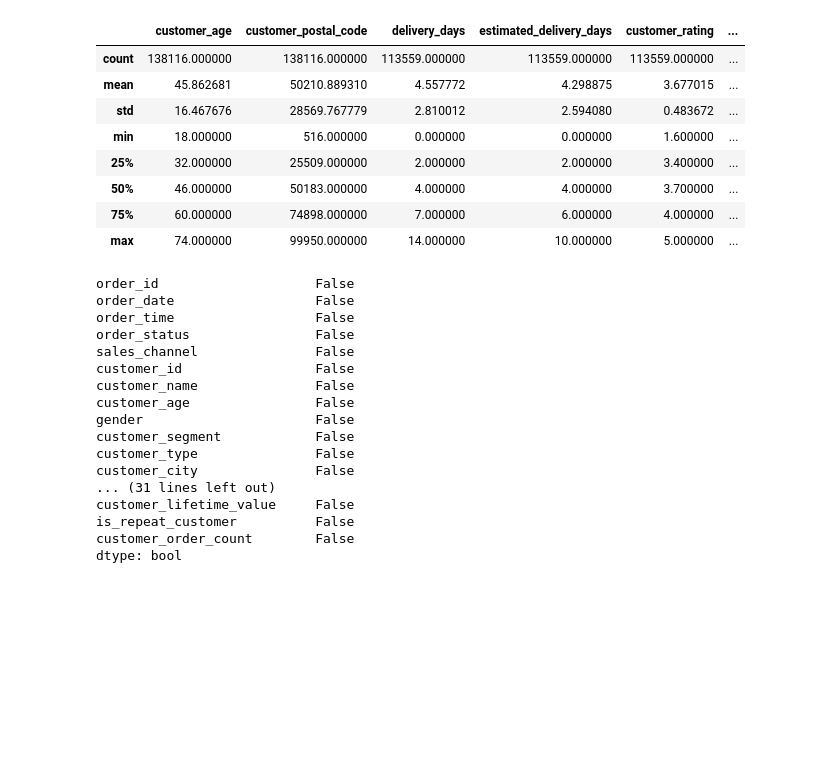
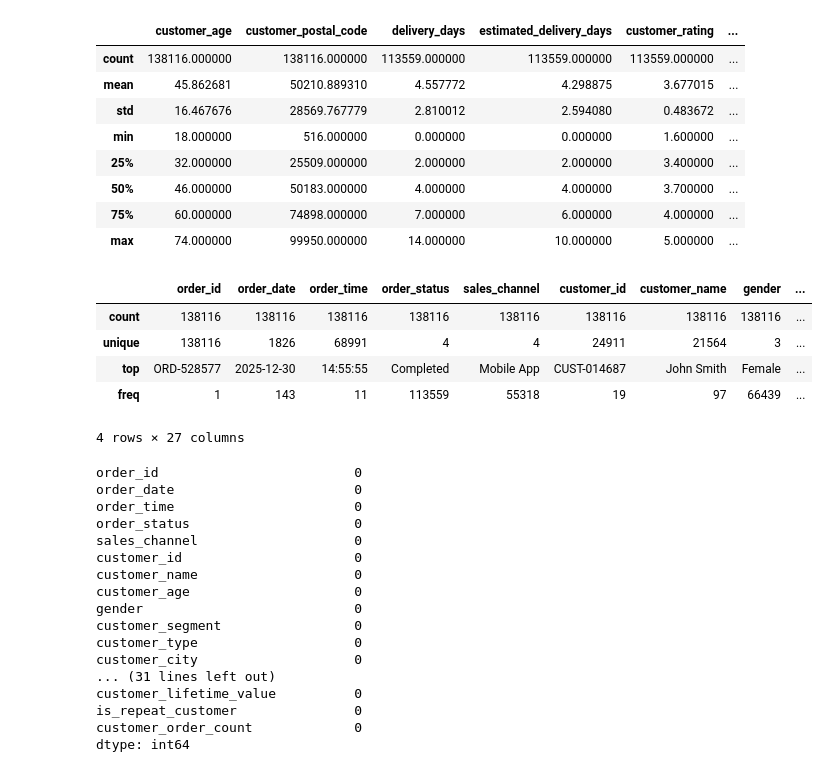
Before and after one commit to fuzomntungwa777/e-commerce-sales, a Jupyter notebook: Raw data/e-commerce sales analysis .ipynb, the cells around one changed output. Cells and saved outputs as stored; diff of their text form; code cells hidden in the pictures; blank space fills up the shorter version.

```diff
--- a/Raw data/e-commerce sales analysis .ipynb
+++ b/Raw data/e-commerce sales analysis .ipynb
@@ -46,24 +62,34 @@ df.describe()
 | 50% | 46.000000 | 50183.000000 | 4.000000 | 4.000000 | 3.700000 | ... |
 | 75% | 60.000000 | 74898.000000 | 7.000000 | 6.000000 | 4.000000 | ... |
 | max | 74.000000 | 99950.000000 | 14.000000 | 10.000000 | 5.000000 | ... |
-# %%
-#check for columns with null
-df.isna().any()
-# %% [output]
-order_id                    False
-order_date                  False
-order_time                  False
-order_status                False
-sales_channel               False
-customer_id                 False
-customer_name               False
-customer_age                False
-gender                      False
-customer_segment            False
-customer_type               False
-customer_city               False
-... (31 lines left out)
-customer_lifetime_value     False
-is_repeat_customer          False
-customer_order_count        False
-dtype: bool
+# %%
+#statistical information for text columns
+df.describe(include= object)
+# %% [output]
+|  | order_id | order_date | order_time | order_status | sales_channel | customer_id | customer_name | gender | ... |
+| count | 138116 | 138116 | 138116 | 138116 | 138116 | 138116 | 138116 | 138116 | ... |
+| unique | 138116 | 1826 | 68991 | 4 | 4 | 24911 | 21564 | 3 | ... |
+| top | ORD-528577 | 2025-12-30 | 14:55:55 | Completed | Mobile App | CUST-014687 | John Smith | Female | ... |
+| freq | 1 | 143 | 11 | 113559 | 55318 | 19 | 97 | 66439 | ... |
+4 rows × 27 columns
+# %%
+#check the number of nulls in each column
+df.isnull().sum()
+# %% [output]
+order_id                         0
+order_date                       0
+order_time                       0
+order_status                     0
+sales_channel                    0
+customer_id                      0
+customer_name                    0
+customer_age                     0
+gender                           0
+customer_segment                 0
+customer_type                    0
+customer_city                    0
+... (31 lines left out)
+customer_lifetime_value          0
+is_repeat_customer               0
+customer_order_count             0
+dtype: int64
```
Also changed, not shown: parts of 5 cells of this notebook.
